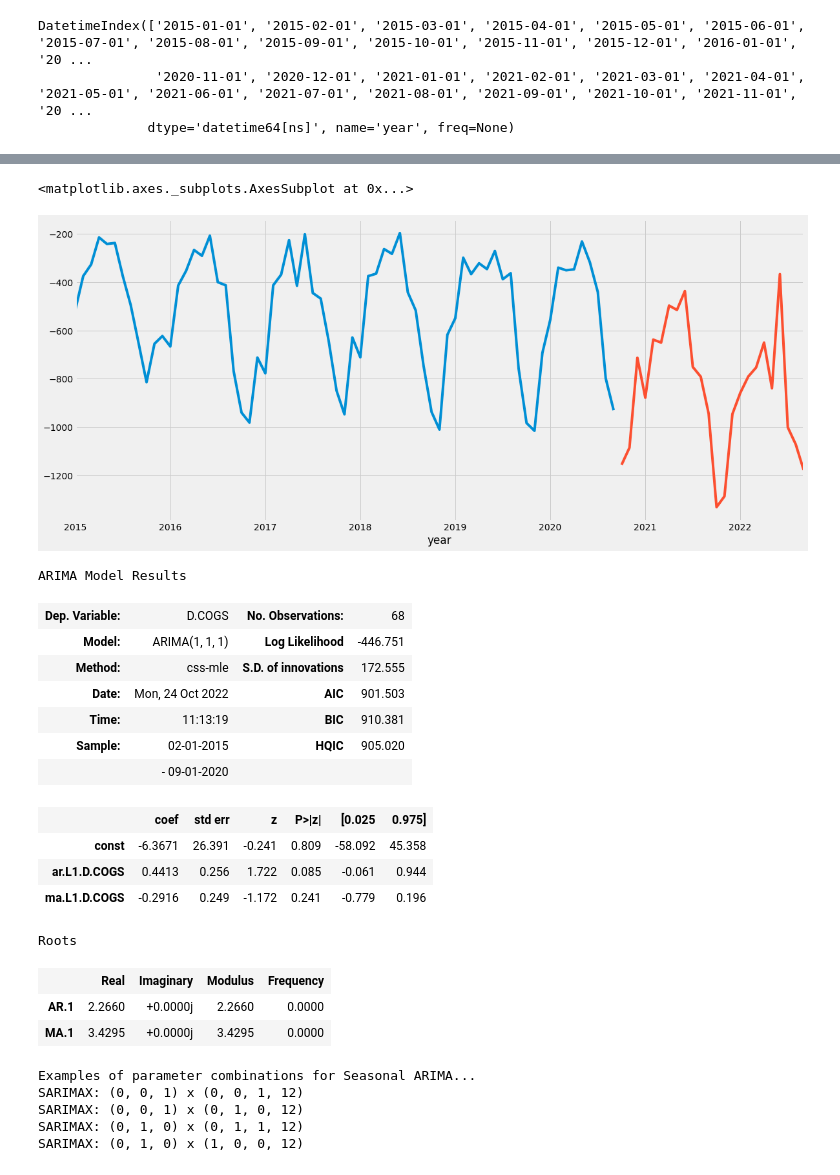
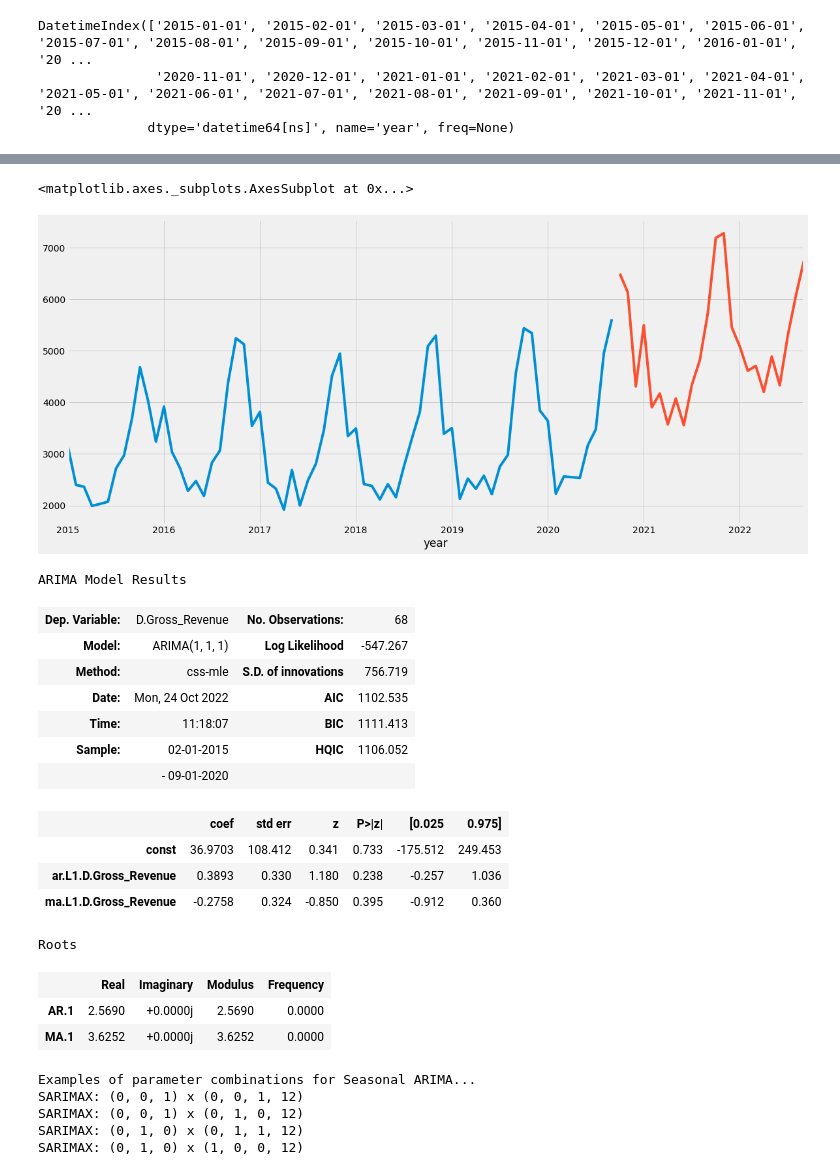
Before and after one commit to dkjastpe/dkjastpe, a Jupyter notebook: Financial_Forecasting_Model_Internship.ipynb, the cells around one changed output, grey strips where cells are left out. Drawn from its saved outputs; the diff is of its cells as text; code cells hidden in the pictures.

```diff
--- a/Financial_Forecasting_Model_Internship.ipynb
+++ b/Financial_Forecasting_Model_Internship.ipynb
@@ -29,8 +29,8 @@ import matplotlib
 import seaborn as sns
 # %%
 #Importing data and describe it
-df = pd.read_csv("data/COGS.csv", delimiter=";", decimal=",")
-df.columns = ['year','COGS']
+df = pd.read_csv("data/Gross_Revenue.csv", delimiter=";", decimal=",")
+df.columns = ['year','Gross_Revenue']
 df.head(3)
 df.describe()
 # %% [output]
@@ -192,14 +192,14 @@ pyplot.show()
 # %%
 #divide into train and validation set
 train = y[:int(0.75*(len(y)))]
 valid = y[int(0.75*(len(y))):]
 
 #plotting the data
-train['COGS'].plot()
-valid['COGS'].plot()
+train['Gross_Revenue'].plot()
+valid['Gross_Revenue'].plot()
 # %% [output]
 <matplotlib.axes._subplots.AxesSubplot at 0x...>
-[figure, old version]
+[figure, new version]
 # %%
 # ARIMA example
 from statsmodels.tsa.arima_model import ARIMA
@@ -213,21 +213,21 @@ model_fit = model.fit(disp=1)
 model_fit.summary()
 # %% [output]
 ARIMA Model Results
-| Dep. Variable: | D.COGS | No. Observations: | 68 |
-| Model: | ARIMA(1, 1, 1) | Log Likelihood | -446.751 |
-| Method: | css-mle | S.D. of innovations | 172.555 |
-| Date: | Mon, 24 Oct 2022 | AIC | 901.503 |
-| Time: | 11:13:19 | BIC | 910.381 |
-| Sample: | 02-01-2015 | HQIC | 905.020 |
+| Dep. Variable: | D.Gross_Revenue | No. Observations: | 68 |
+| Model: | ARIMA(1, 1, 1) | Log Likelihood | -547.267 |
+| Method: | css-mle | S.D. of innovations | 756.719 |
+| Date: | Mon, 24 Oct 2022 | AIC | 1102.535 |
+| Time: | 11:18:07 | BIC | 1111.413 |
+| Sample: | 02-01-2015 | HQIC | 1106.052 |
 |  | - 09-01-2020 |  |  |
 |  | coef | std err | z | P>|z| | [0.025 | 0.975] |
-| const | -6.3671 | 26.391 | -0.241 | 0.809 | -58.092 | 45.358 |
-| ar.L1.D.COGS | 0.4413 | 0.256 | 1.722 | 0.085 | -0.061 | 0.944 |
-| ma.L1.D.COGS | -0.2916 | 0.249 | -1.172 | 0.241 | -0.779 | 0.196 |
+| const | 36.9703 | 108.412 | 0.341 | 0.733 | -175.512 | 249.453 |
+| ar.L1.D.Gross_Revenue | 0.3893 | 0.330 | 1.180 | 0.238 | -0.257 | 1.036 |
+| ma.L1.D.Gross_Revenue | -0.2758 | 0.324 | -0.850 | 0.395 | -0.912 | 0.360 |
 Roots
 |  | Real | Imaginary | Modulus | Frequency |
-| AR.1 | 2.2660 | +0.0000j | 2.2660 | 0.0000 |
-| MA.1 | 3.4295 | +0.0000j | 3.4295 | 0.0000 |
+| AR.1 | 2.5690 | +0.0000j | 2.5690 | 0.0000 |
+| MA.1 | 3.6252 | +0.0000j | 3.6252 | 0.0000 |
 # %%
 #SARIMA Modeling
 p = d = q = range(0, 2)
```
Also changed, not shown: parts of 15 cells of this notebook.
